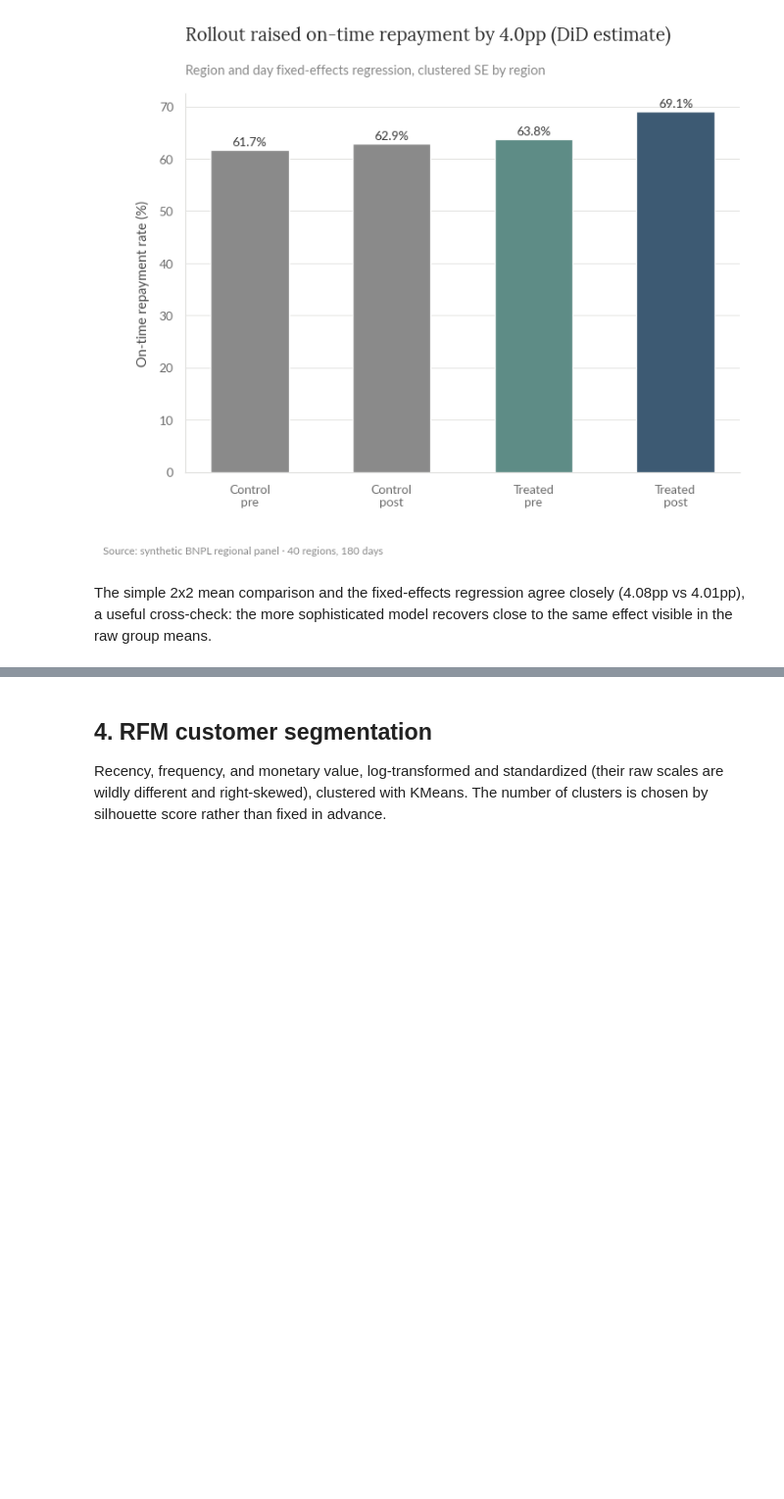
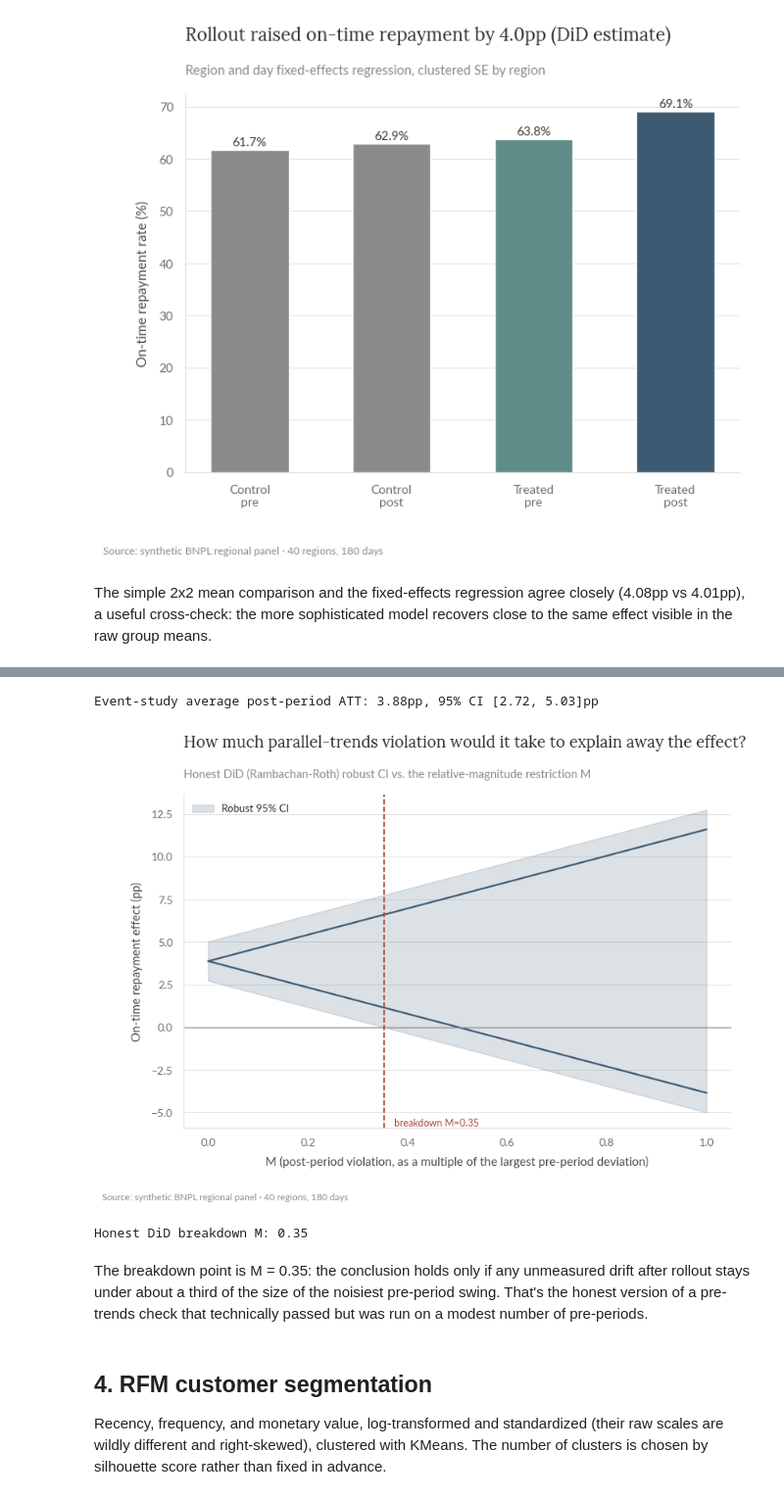
Before and after one commit to gus-morales/work-showcase, a Jupyter notebook: projects/03-growth-experimentation-segmentation/notebooks/03_growth_experimentation_segmentation.ipynb, the cells around one changed output, grey strips where cells are left out. Shown at 98% size. Drawn from its saved outputs; the diff is of its cells as text; code cells hidden in the pictures; blank space fills up the shorter version.

```diff
--- a/projects/03-growth-experimentation-segmentation/notebooks/03_growth_experimentation_segmentation.ipynb
+++ b/projects/03-growth-experimentation-segmentation/notebooks/03_growth_experimentation_segmentation.ipynb
@@ -376,3 +401,49 @@ The simple 2x2 mean comparison and the fixed-effects regression agree closely (4
+# %%
+d["week_bin"] = d["day"] // 7
+pre_cutoff = (ROLLOUT_DAY // 7) * 7
+post_cutoff = pre_cutoff + 7
+pre_weeks = sorted(d.loc[d["day"] < pre_cutoff, "week_bin"].unique())
+post_weeks = sorted(d.loc[d["day"] >= post_cutoff, "week_bin"].unique())
+keep = d["week_bin"].isin(set(pre_weeks) | set(post_weeks))
+panel = (d[keep].groupby(["region_id", "week_bin", "treated_flag"], as_index=False)
+         .agg(on_time_rate=("on_time_rate", "mean")))
+
+event_model = dd.MultiPeriodDiD(cluster="region_id", vcov_type="hc1")
+event_results = event_model.fit(
+    data=panel, outcome="on_time_rate", treatment="treated_flag", time="week_bin",
+    post_periods=post_weeks, unit="region_id", reference_period=pre_weeks[-1],
+)
+print(f"Event-study average post-period ATT: {event_results.avg_att*100:.2f}pp, "
+      f"95% CI [{event_results.avg_conf_int[0]*100:.2f}, {event_results.avg_conf_int[1]*100:.2f}]pp")
+# %% [output]
+Event-study average post-period ATT: 3.88pp, 95% CI [2.72, 5.03]pp
+# %%
+hd = dd.HonestDiD(method="relative_magnitude")
+sensitivity = hd.sensitivity_analysis(event_results, M_grid=list(np.round(np.arange(0.0, 1.02, 0.02), 2)))
+sens_df = sensitivity.to_dataframe()
+
+fig, ax = plt.subplots(figsize=(9, 5.5))
+ax.fill_between(sens_df["M"], sens_df["ci_lb"] * 100, sens_df["ci_ub"] * 100, color=SLATE, alpha=0.18, label="Robust 95% CI")
+ax.plot(sens_df["M"], sens_df["lb"] * 100, color=SLATE, linewidth=1.6)
+ax.plot(sens_df["M"], sens_df["ub"] * 100, color=SLATE, linewidth=1.6)
+ax.axhline(0, color=GREY, linewidth=1)
+if sensitivity.has_breakdown:
+    ax.axvline(sensitivity.breakdown_M, color=MUTED_RED, linestyle="--", linewidth=1.3)
+    ax.text(sensitivity.breakdown_M + 0.02, ax.get_ylim()[0], f"breakdown M={sensitivity.breakdown_M:.2f}",
+            fontsize=9, color=MUTED_RED, va="bottom")
+style_ax(ax, title="How much parallel-trends violation would it take to explain away the effect?",
+         subtitle="Honest DiD (Rambachan-Roth) robust CI vs. the relative-magnitude restriction M",
+         xlabel="M (post-period violation, as a multiple of the largest pre-period deviation)",
+         ylabel="On-time repayment effect (pp)")
+ax.legend(fontsize=9.5, loc="upper left")
+add_footnote(fig, SOURCE_ROLLOUT)
+plt.show()
+print(f"Honest DiD breakdown M: {sensitivity.breakdown_M:.2f}")
+# %% [output]
+[figure, added]
+Honest DiD breakdown M: 0.35
+# %% [markdown]
+The breakdown point is M = 0.35: the conclusion holds only if any unmeasured drift after rollout stays under about a third of the size of the noisiest pre-period swing. That's the honest version of a pre-trends check that technically passed but was run on a modest number of pre-periods.
 # %% [markdown]
 ## 4. RFM customer segmentation
 
```
Also changed, not shown: parts of 3 cells of this notebook, 5 other files.
